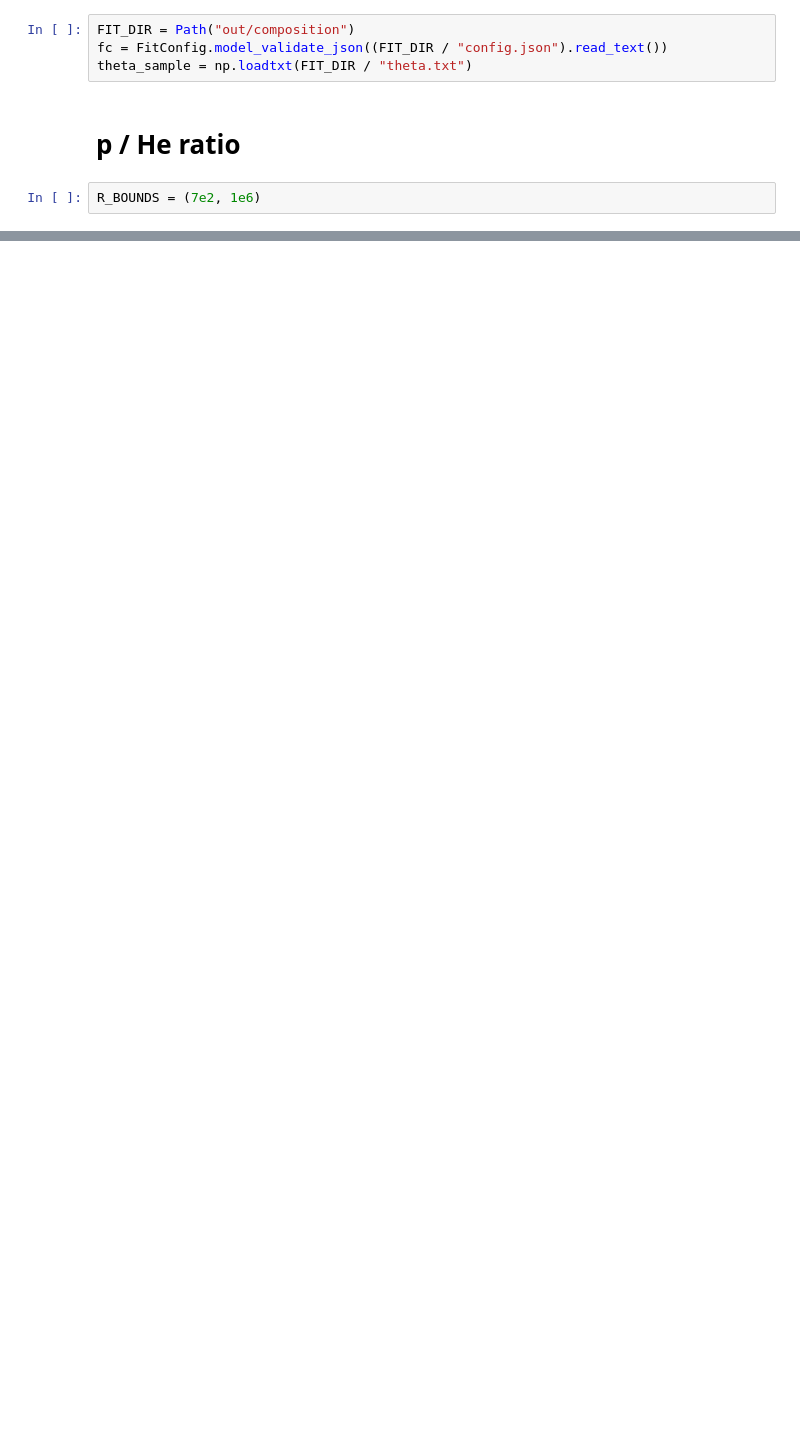
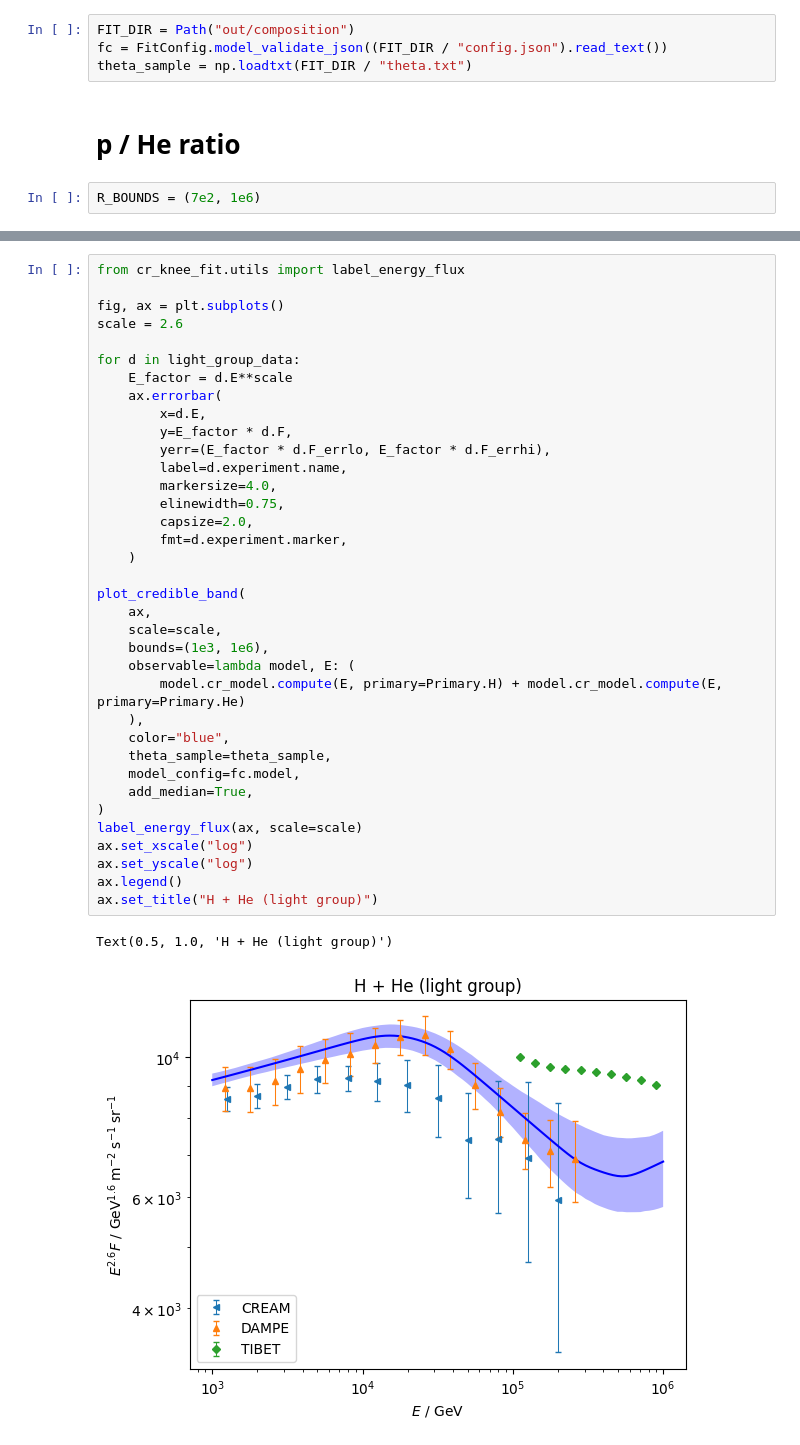
Before and after one commit to nj-vs-vh/EVA, a Jupyter notebook: experiments.ipynb, the cells around one changed output, grey strips where cells are left out. Drawn from its saved outputs; the diff is of its cells as text; blank space fills up the shorter version.

```diff
--- a/experiments.ipynb
+++ b/experiments.ipynb
@@ -118,0 +150,39 @@ ax.legend()
+# %%
+from cr_knee_fit.utils import label_energy_flux
+
+fig, ax = plt.subplots()
+scale = 2.6
+
+for d in light_group_data:
+    E_factor = d.E**scale
+    ax.errorbar(
+        x=d.E,
+        y=E_factor * d.F,
+        yerr=(E_factor * d.F_errlo, E_factor * d.F_errhi),
+        label=d.experiment.name,
+        markersize=4.0,
+        elinewidth=0.75,
+        capsize=2.0,
+        fmt=d.experiment.marker,
+    )
+
+plot_credible_band(
+    ax,
+    scale=scale,
+    bounds=(1e3, 1e6),
+    observable=lambda model, E: (
+        model.cr_model.compute(E, primary=Primary.H) + model.cr_model.compute(E, primary=Primary.He)
+    ),
+    color="blue",
+    theta_sample=theta_sample,
+    model_config=fc.model,
+    add_median=True,
+)
+label_energy_flux(ax, scale=scale)
+ax.set_xscale("log")
+ax.set_yscale("log")
+ax.legend()
+ax.set_title("H + He (light group)")
+# %% [output]
+Text(0.5, 1.0, 'H + He (light group)')
+[figure, added]
```
Also changed, not shown: parts of 6 cells of this notebook, 9 other files.
